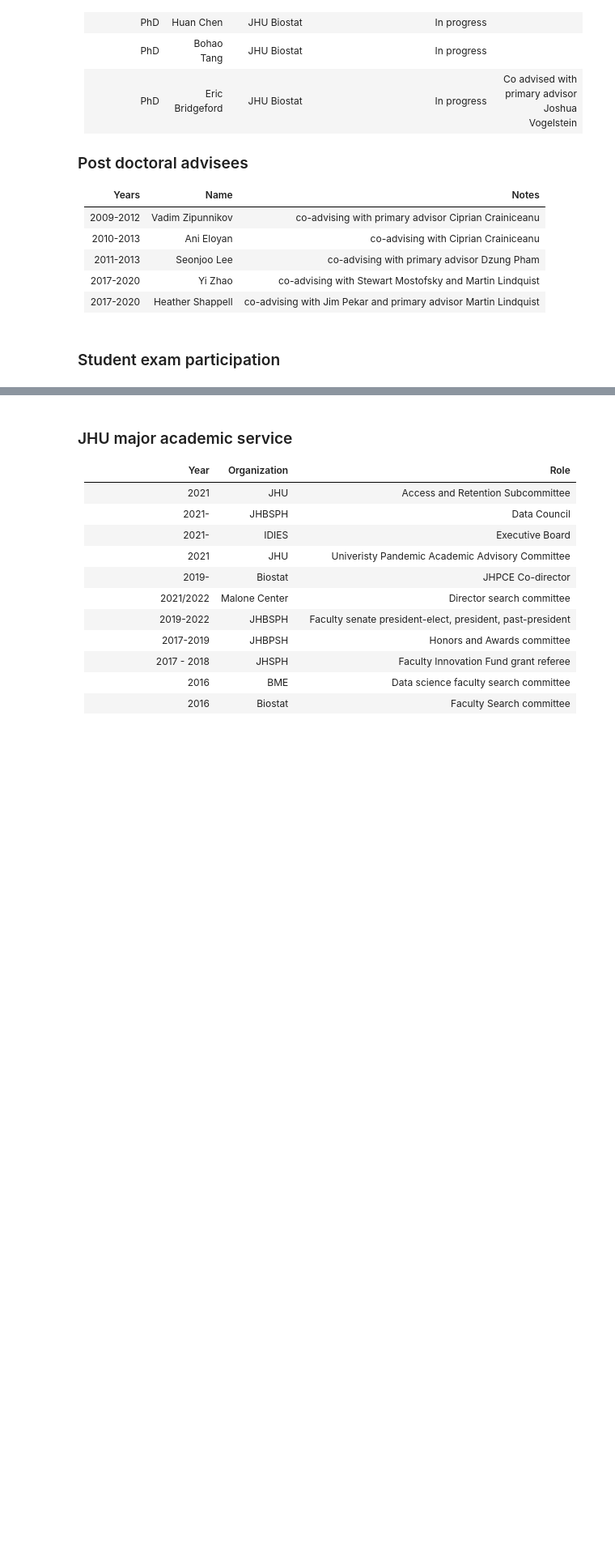
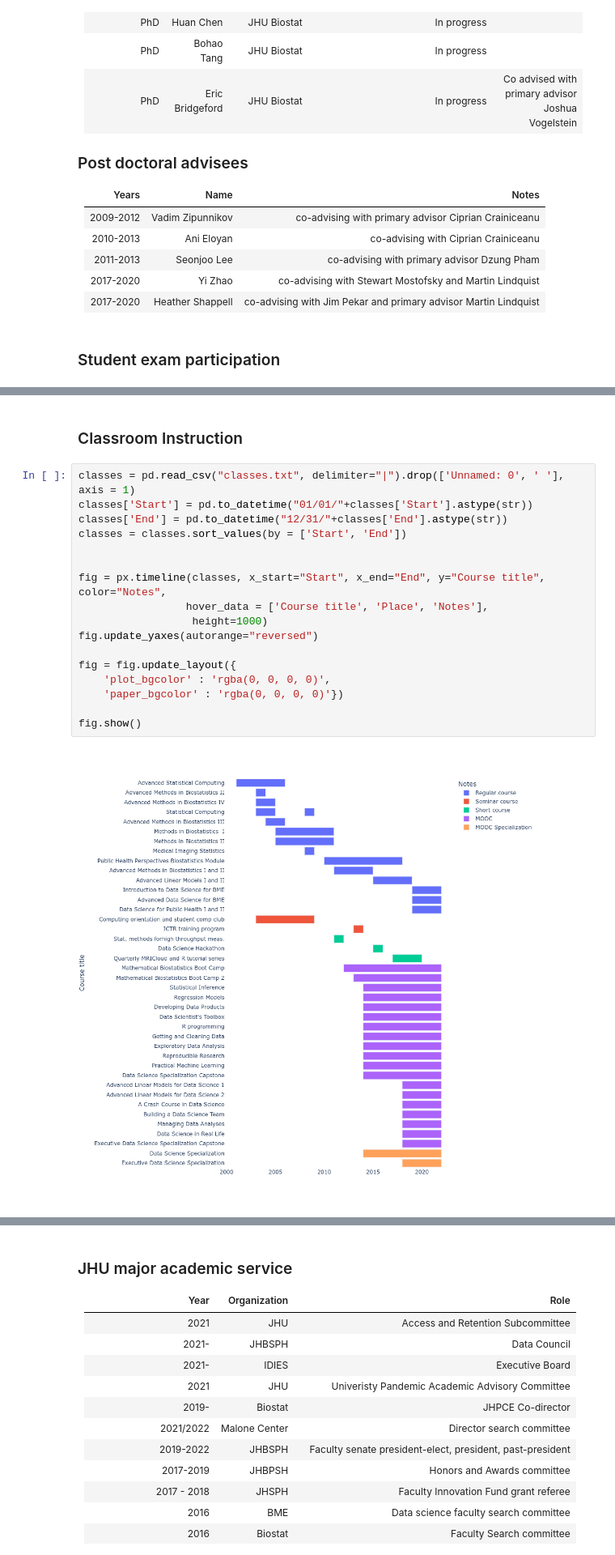
Before and after one commit to bcaffo/cv, a Jupyter notebook: cvJupyter.ipynb, the cells around one changed output, grey strips where cells are left out. Shown at 81% size. Saved outputs shown, nothing was run; the diff lists cells and outputs as text; blank space fills up the shorter version.

```diff
--- a/cvJupyter.ipynb
+++ b/cvJupyter.ipynb
@@ -295 +296,22 @@ fig.show()
+# %% [markdown]
+### Classroom Instruction
+# %%
+classes = pd.read_csv("classes.txt", delimiter="|").drop(['Unnamed: 0', ' '], axis = 1)
+classes['Start'] = pd.to_datetime("01/01/"+classes['Start'].astype(str))
+classes['End'] = pd.to_datetime("12/31/"+classes['End'].astype(str))
+classes = classes.sort_values(by = ['Start', 'End'])
+
+
+fig = px.timeline(classes, x_start="Start", x_end="End", y="Course title", color="Notes",
+                 hover_data = ['Course title', 'Place', 'Notes'],
+                  height=1000)
+fig.update_yaxes(autorange="reversed")
+
+fig = fig.update_layout({
+    'plot_bgcolor' : 'rgba(0, 0, 0, 0)',
+    'paper_bgcolor' : 'rgba(0, 0, 0, 0)'})
+
+fig.show()
+# %% [output]
+[figure, added]
 # %% [markdown]
```
Also changed, not shown: parts of 7 cells of this notebook, 7 other files.
